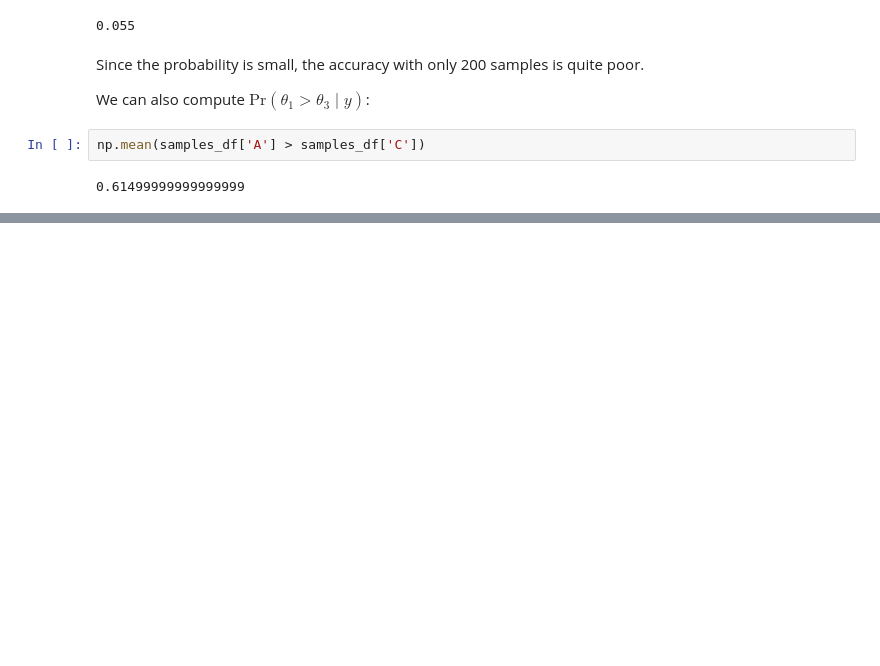
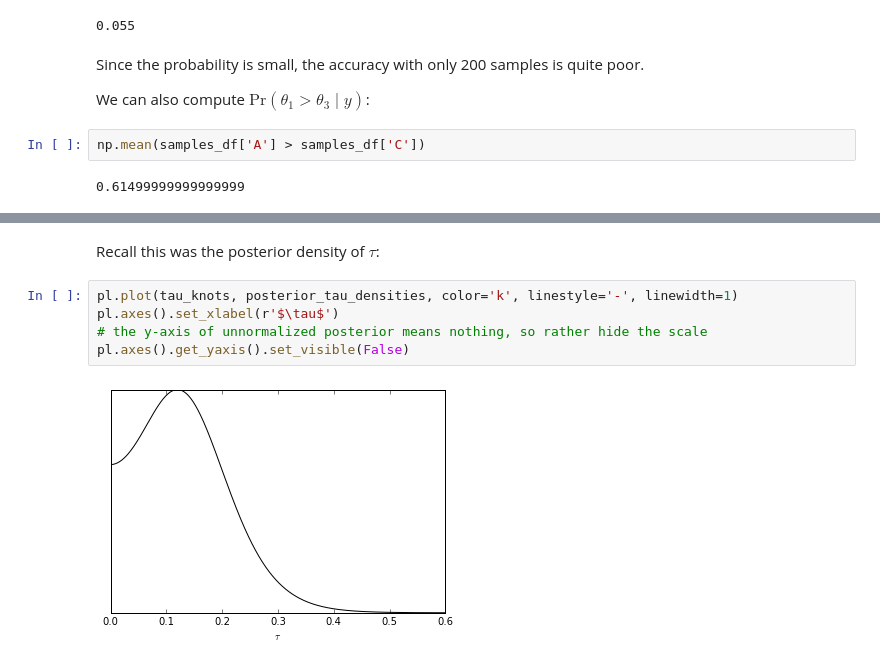
Before and after one commit to bikestra/bdapy, a Jupyter notebook: ch5_4-5-6_hierarchical_normal.ipynb, the cells around one changed output, grey strips where cells are left out. Drawn from its saved outputs; the diff is of its cells as text; blank space fills up the shorter version.

```diff
--- a/ch5_4-5-6_hierarchical_normal.ipynb
+++ b/ch5_4-5-6_hierarchical_normal.ipynb
@@ -212,0 +425,9 @@ np.mean(samples_df['A'] > samples_df['C'])
+# %% [markdown]
+Recall this was the posterior density of $\tau$:
+# %%
+pl.plot(tau_knots, posterior_tau_densities, color='k', linestyle='-', linewidth=1)
+pl.axes().set_xlabel(r'$\tau$')
+# the y-axis of unnormalized posterior means nothing, so rather hide the scale
+pl.axes().get_yaxis().set_visible(False)
+# %% [output]
+[figure, added]
```
Also changed, not shown: parts of 32 cells of this notebook, 1 other file.
